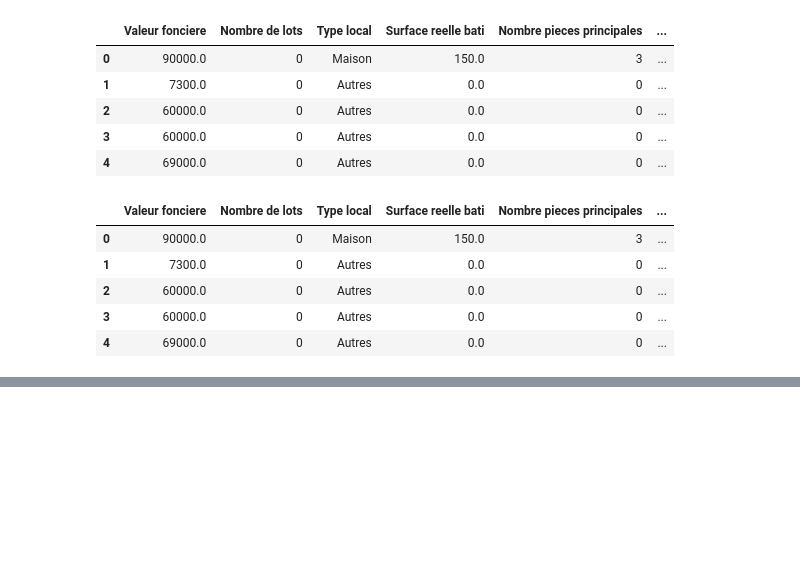
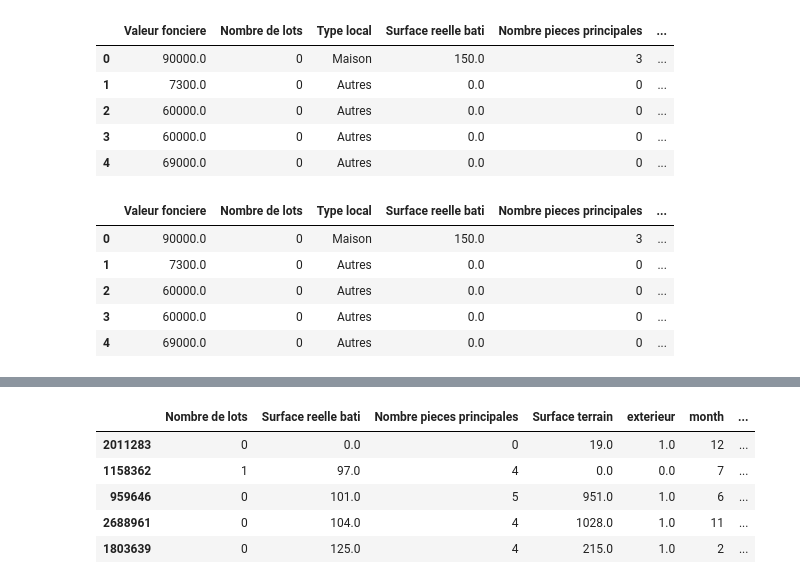
Before and after one commit to cvarrei/MachineLearning_ValeurFoncieres, a Jupyter notebook: Clovis/modelisation_clovis.ipynb, the cells around one changed output, grey strips where cells are left out. Cells and saved outputs as stored; diff of their text form; code cells hidden in the pictures; blank space fills up the shorter version.

```diff
--- a/Clovis/modelisation_clovis.ipynb
+++ b/Clovis/modelisation_clovis.ipynb
@@ -65,0 +109,9 @@ df.head()
+# %%
+X_train.head()
+# %% [output]
+|  | Nombre de lots | Surface reelle bati | Nombre pieces principales | Surface terrain | exterieur | month | ... |
+| 2011283 | 0 | 0.0 | 0 | 19.0 | 1.0 | 12 | ... |
+| 1158362 | 1 | 97.0 | 4 | 0.0 | 0.0 | 7 | ... |
+| 959646 | 0 | 101.0 | 5 | 951.0 | 1.0 | 6 | ... |
+| 2688961 | 0 | 104.0 | 4 | 1028.0 | 1.0 | 11 | ... |
+| 1803639 | 0 | 125.0 | 4 | 215.0 | 1.0 | 2 | ... |
```
Also changed, not shown: parts of 40 cells of this notebook.
